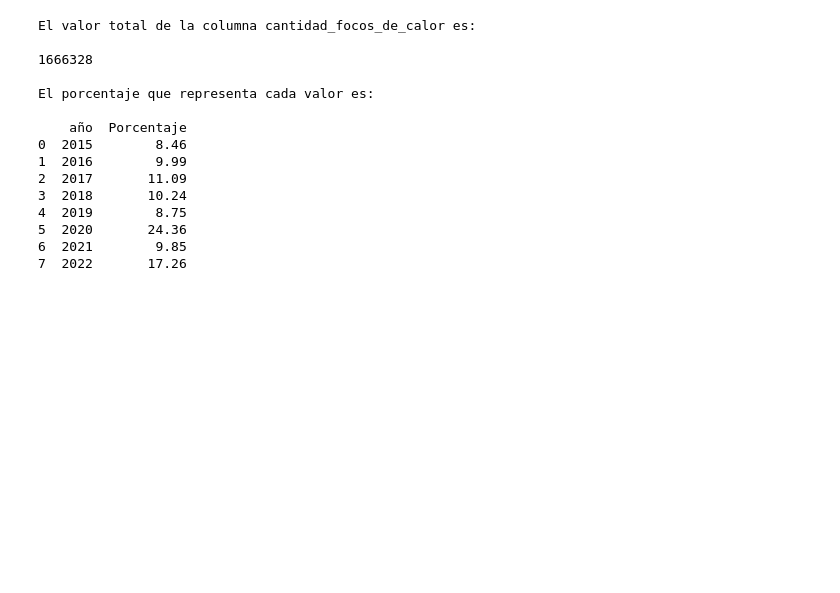
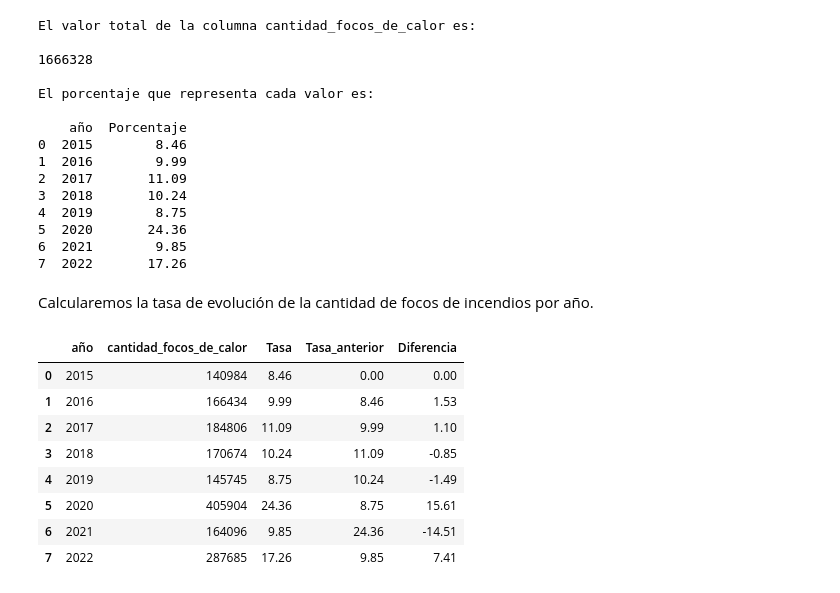
Before and after one commit to MaximilianoTauil/Incendios, a Jupyter notebook: EDA.ipynb, the cells around one changed output. Cells and saved outputs as stored; diff of their text form; code cells hidden in the pictures; blank space fills up the shorter version.

```diff
--- a/EDA.ipynb
+++ b/EDA.ipynb
@@ -269,3 +269,18 @@ El porcentaje que representa cada valor es:
 5  2020       24.36
 6  2021        9.85
 7  2022       17.26
+# %% [markdown]
+Calcularemos la tasa de evolución de la cantidad de focos de incendios por año.
+# %%
+F.tasas_año(tercero,'cantidad_focos_de_calor',100)
+tercero
+# %% [output]
+|  | año | cantidad_focos_de_calor | Tasa | Tasa_anterior | Diferencia |
+| 0 | 2015 | 140984 | 8.46 | 0.00 | 0.00 |
+| 1 | 2016 | 166434 | 9.99 | 8.46 | 1.53 |
+| 2 | 2017 | 184806 | 11.09 | 9.99 | 1.10 |
+| 3 | 2018 | 170674 | 10.24 | 11.09 | -0.85 |
+| 4 | 2019 | 145745 | 8.75 | 10.24 | -1.49 |
+| 5 | 2020 | 405904 | 24.36 | 8.75 | 15.61 |
+| 6 | 2021 | 164096 | 9.85 | 24.36 | -14.51 |
+| 7 | 2022 | 287685 | 17.26 | 9.85 | 7.41 |
```
Also changed, not shown: parts of 5 cells of this notebook, 1 other file.
